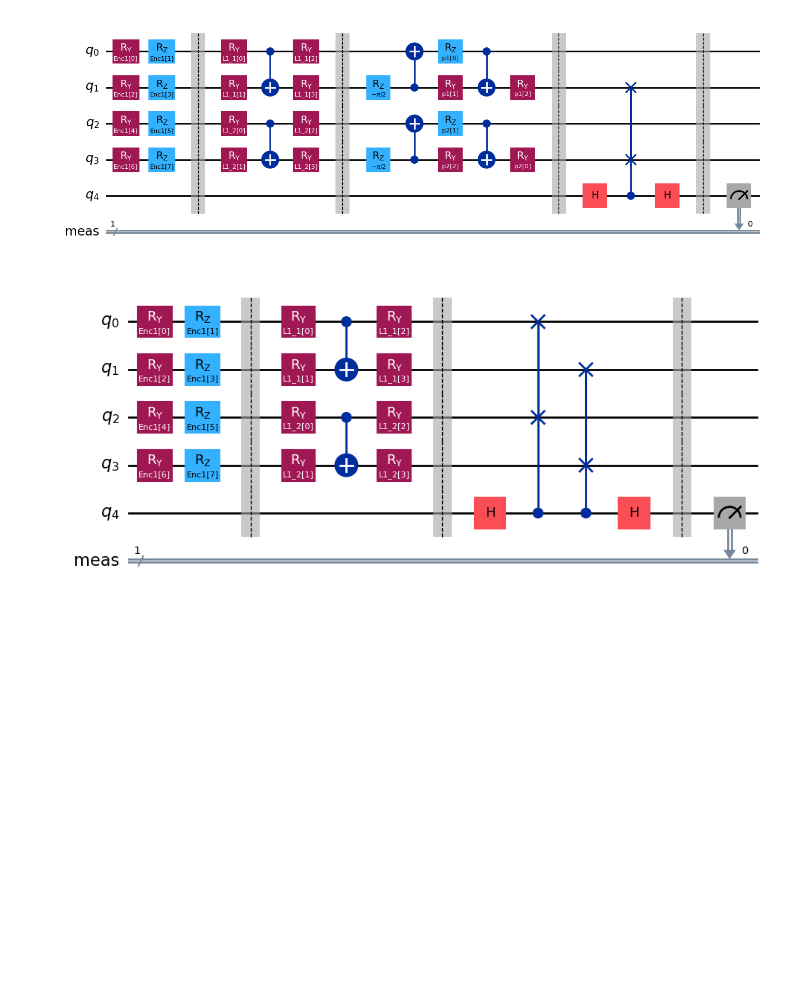
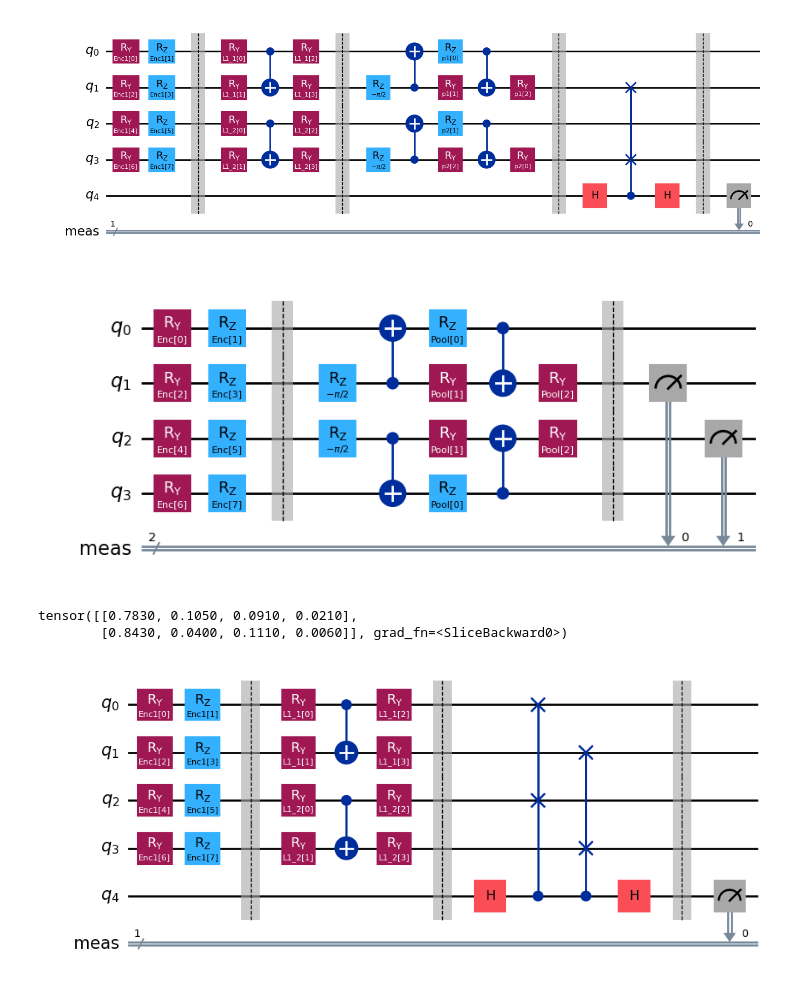
Before and after one commit to holderekt/triqlet, a Jupyter notebook: testing_unit.ipynb, the cells around one changed output. Saved outputs shown, nothing was run; the diff lists cells and outputs as text; code cells hidden in the pictures; blank space fills up the shorter version.

```diff
--- a/testing_unit.ipynb
+++ b/testing_unit.ipynb
@@ -254,6 +254,23 @@ YZ_Pool_Swap = QuantumSamplerModel(
 YZ_Pool_Swap.draw(decompose=True)
 # %% [output]
 [figure]
+# %%
+YZ_Pool_Swap = QuantumSamplerModel(
+    circ_qubits = 4,
+    encoder = EncoderLayer(4, [0,1,2,3], 8, "Enc", "yz", True),
+    ansatz = QuantumSequential(
+        PoolingLayer(4, [0,3], [1,2], "Pool", "Pooling", True),
+    ),
+    shots=1000,
+    measurement=[1,2]
+)
+
+YZ_Pool_Swap.draw(decompose=True)
+YZ_Pool_Swap(torch.rand((2,8)))
+# %% [output]
+[figure, added]
+tensor([[0.7830, 0.1050, 0.0910, 0.0210],
+        [0.8430, 0.0400, 0.1110, 0.0060]], grad_fn=<SliceBackward0>)
 # %%
 YZ_Swap = QuantumSamplerModel(
     circ_qubits = 5,
```
Also changed, not shown: 2 other files.
